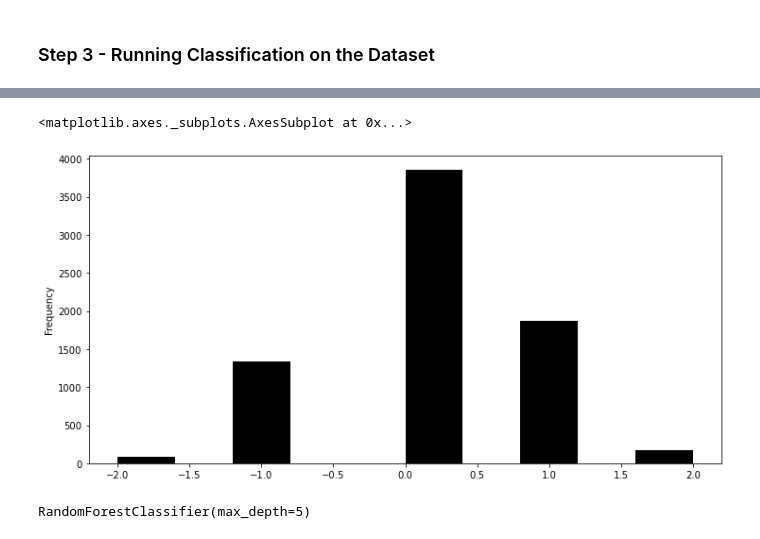
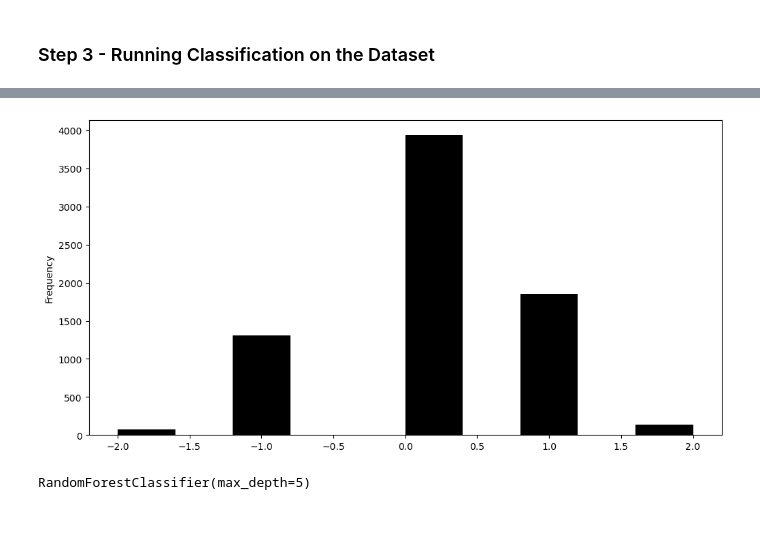
Before and after one commit to Wujiawei1994/Hands-On-Financial-Trading-with-Python, a Jupyter notebook: Chapter06/sklearn.ipynb, the cells around one changed output, grey strips where cells are left out. Drawn from its saved outputs; the diff is of its cells as text; code cells hidden in the pictures.

```diff
--- a/Chapter06/sklearn.ipynb
+++ b/Chapter06/sklearn.ipynb
@@ -179,8 +152,7 @@ Freq: D, Name: PriceChange, Length: 7306, dtype: int32
 # %%
-target_discrete.plot(figsize=(12, 6), kind='hist', color='black')
+target_discrete.plot(figsize=(12, 6), kind='hist', color='black');plt.show()
 # %% [output]
-<matplotlib.axes._subplots.AxesSubplot at 0x...>
-[figure, old version]
+[figure, new version]
 # %%
 from sklearn.ensemble import RandomForestClassifier
 rf = RandomForestClassifier(max_depth=5)
```
Also changed, not shown: parts of 13 cells of this notebook, 4 other files.
